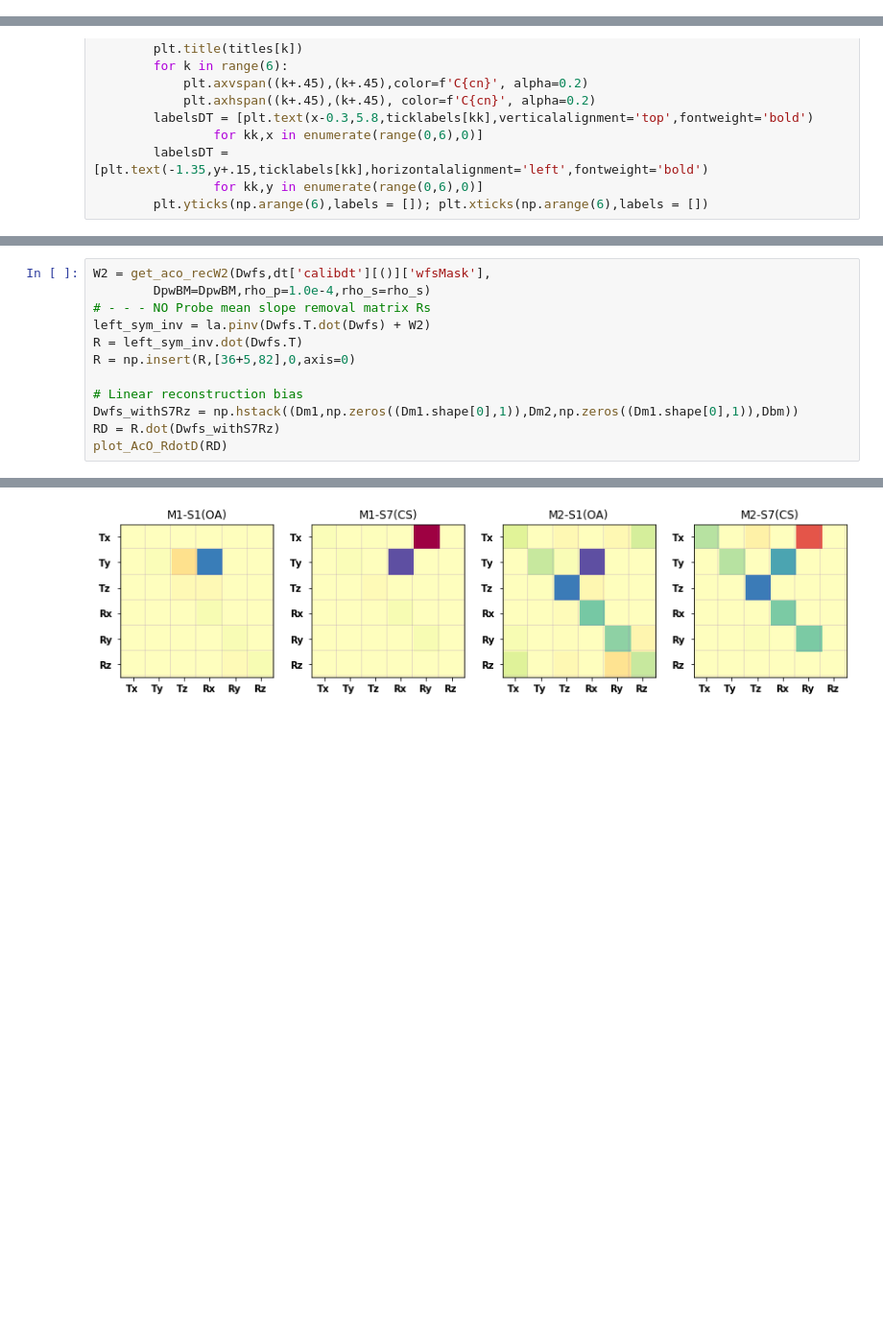
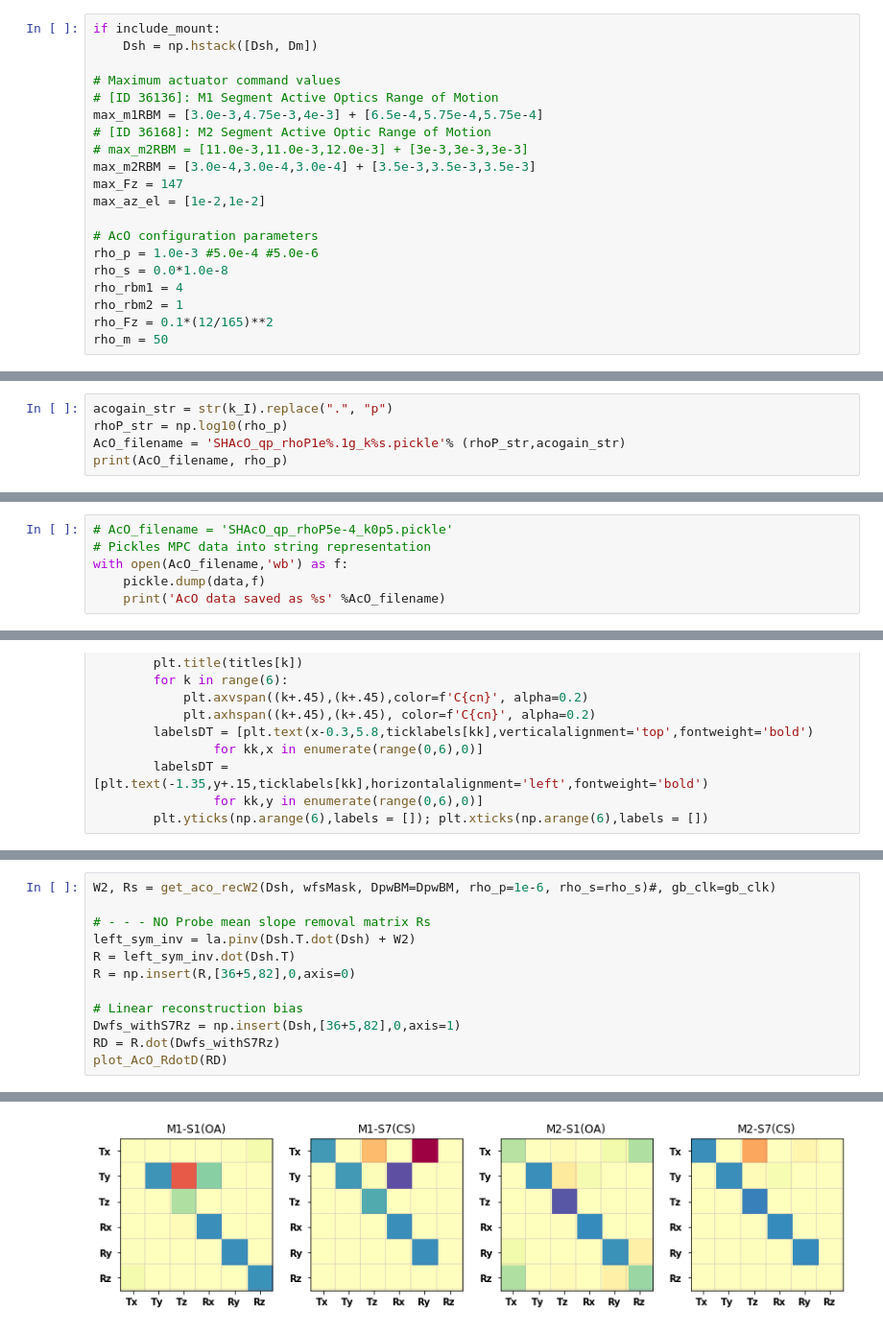
Before and after one commit to rconan/SIMCEO, a Jupyter notebook: dos/B2020_NS_shortExpAcO/setup_AcO.ipynb, the cells around one changed output, grey strips where cells are left out. Shown at 96% size. Cells and saved outputs as stored; diff of their text form; blank space fills up the shorter version.

```diff
--- a/dos/B2020_NS_shortExpAcO/setup_AcO.ipynb
+++ b/dos/B2020_NS_shortExpAcO/setup_AcO.ipynb
@@ -285,0 +418,20 @@ Dimension of the vector of actuator limits:1228
+# %%
+if include_mount:
+    Dsh = np.hstack([Dsh, Dm])
+
+# Maximum actuator command values
+# [ID 36136]: M1 Segment Active Optics Range of Motion
+max_m1RBM = [3.0e-3,4.75e-3,4e-3] + [6.5e-4,5.75e-4,5.75e-4]
+# [ID 36168]: M2 Segment Active Optic Range of Motion
+# max_m2RBM = [11.0e-3,11.0e-3,12.0e-3] + [3e-3,3e-3,3e-3]
+max_m2RBM = [3.0e-4,3.0e-4,3.0e-4] + [3.5e-3,3.5e-3,3.5e-3]
+max_Fz = 147
+max_az_el = [1e-2,1e-2]
+
+# AcO configuration parameters
+rho_p = 1.0e-3 #5.0e-4 #5.0e-6
+rho_s = 0.0*1.0e-8
+rho_rbm1 = 4
+rho_rbm2 = 1
+rho_Fz = 0.1*(12/165)**2
+rho_m = 50
@@ -285,0 +527,5 @@ Dimension of the vector of actuator limits:1228
+# %%
+acogain_str = str(k_I).replace(".", "p")
+rhoP_str = np.log10(rho_p)
+AcO_filename = 'SHAcO_qp_rhoP1e%.1g_k%s.pickle'% (rhoP_str,acogain_str)
+print(AcO_filename, rho_p)
@@ -285,0 +534,6 @@ Dimension of the vector of actuator limits:1228
+# %%
+# AcO_filename = 'SHAcO_qp_rhoP5e-4_k0p5.pickle'
+# Pickles MPC data into string representation
+with open(AcO_filename,'wb') as f:
+    pickle.dump(data,f)
+    print('AcO data saved as %s' %AcO_filename)
@@ -373,13 +629,13 @@ plot_AcO_RdotD(RD)
 # %%
-W2 = get_aco_recW2(Dwfs,dt['calibdt'][()]['wfsMask'],
-        DpwBM=DpwBM,rho_p=1.0e-4,rho_s=rho_s)
+W2, Rs = get_aco_recW2(Dsh, wfsMask, DpwBM=DpwBM, rho_p=1e-6, rho_s=rho_s)#, gb_clk=gb_clk)
+
 # - - - NO Probe mean slope removal matrix Rs
-left_sym_inv = la.pinv(Dwfs.T.dot(Dwfs) + W2)
-R = left_sym_inv.dot(Dwfs.T)
+left_sym_inv = la.pinv(Dsh.T.dot(Dsh) + W2)
+R = left_sym_inv.dot(Dsh.T)
 R = np.insert(R,[36+5,82],0,axis=0)
 
 # Linear reconstruction bias
-Dwfs_withS7Rz = np.hstack((Dm1,np.zeros((Dm1.shape[0],1)),Dm2,np.zeros((Dm1.shape[0],1)),Dbm))
+Dwfs_withS7Rz = np.insert(Dsh,[36+5,82],0,axis=1)
 RD = R.dot(Dwfs_withS7Rz)
 plot_AcO_RdotD(RD)
 # %% [output]
@@ -387 +643 @@ plot_AcO_RdotD(RD)
-[figure, old version]
+[figure, new version]
```
Also changed, not shown: parts of 19 cells of this notebook, 2 other files.
